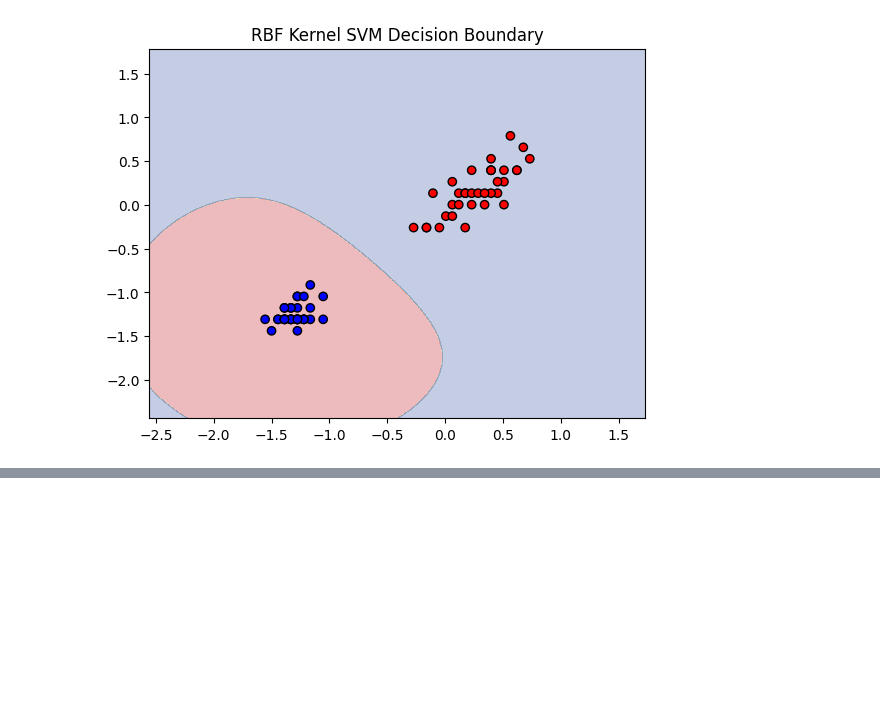
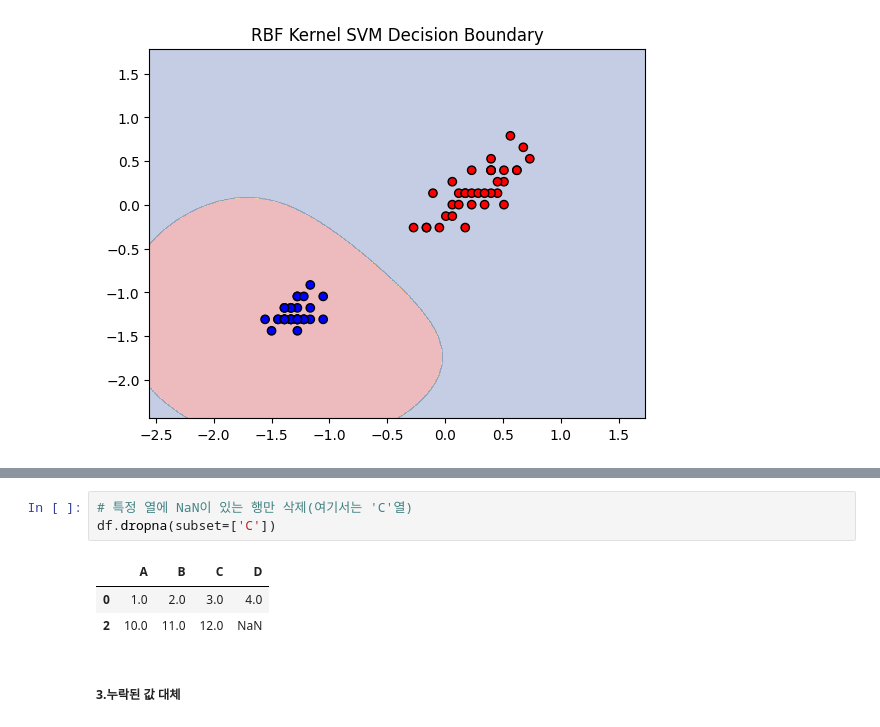
Before and after one commit to va4756/bigdata_raejung, a Jupyter notebook: MachineLearning_교과서_박해선.ipynb, the cells around one changed output, grey strips where cells are left out. Cells and saved outputs as stored; diff of their text form; blank space fills up the shorter version.

```diff
--- a/MachineLearning_교과서_박해선.ipynb
+++ b/MachineLearning_교과서_박해선.ipynb
@@ -1719,0 +1839,9 @@ plot_rbf_decision(X_bin, y_bin, model_rbf, resolution=0.005)
+# %%
+# 특정 열에 NaN이 있는 행만 삭제(여기서는 'C'열)
+df.dropna(subset=['C'])
+# %% [output]
+|  | A | B | C | D |
+| 0 | 1.0 | 2.0 | 3.0 | 4.0 |
+| 2 | 10.0 | 11.0 | 12.0 | NaN |
+# %% [markdown]
+##### 3.누락된 값 대체
```
Also changed, not shown: parts of 25 cells of this notebook.
